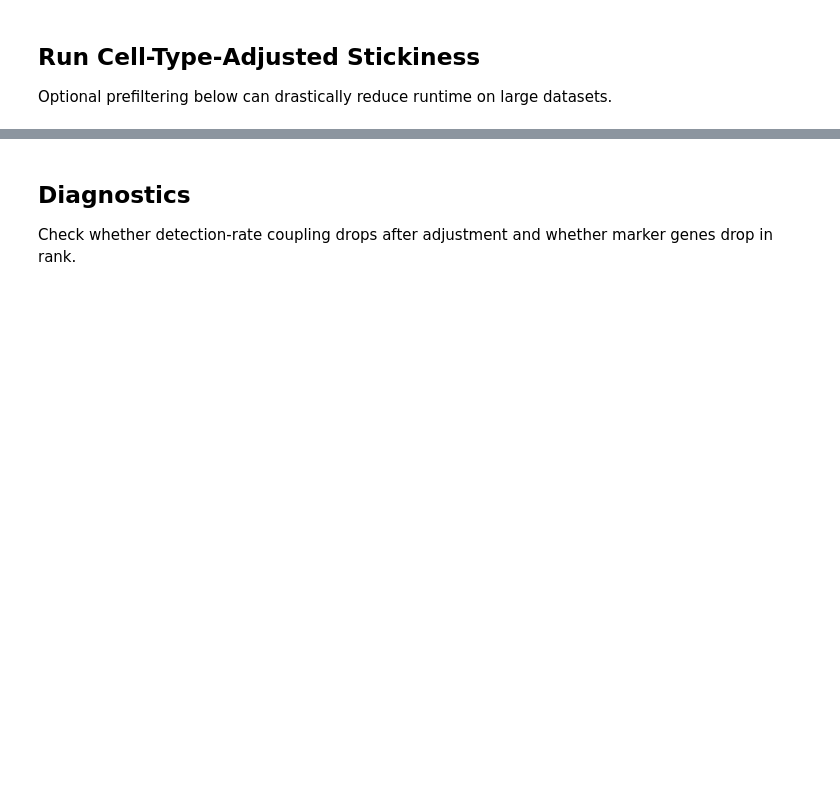
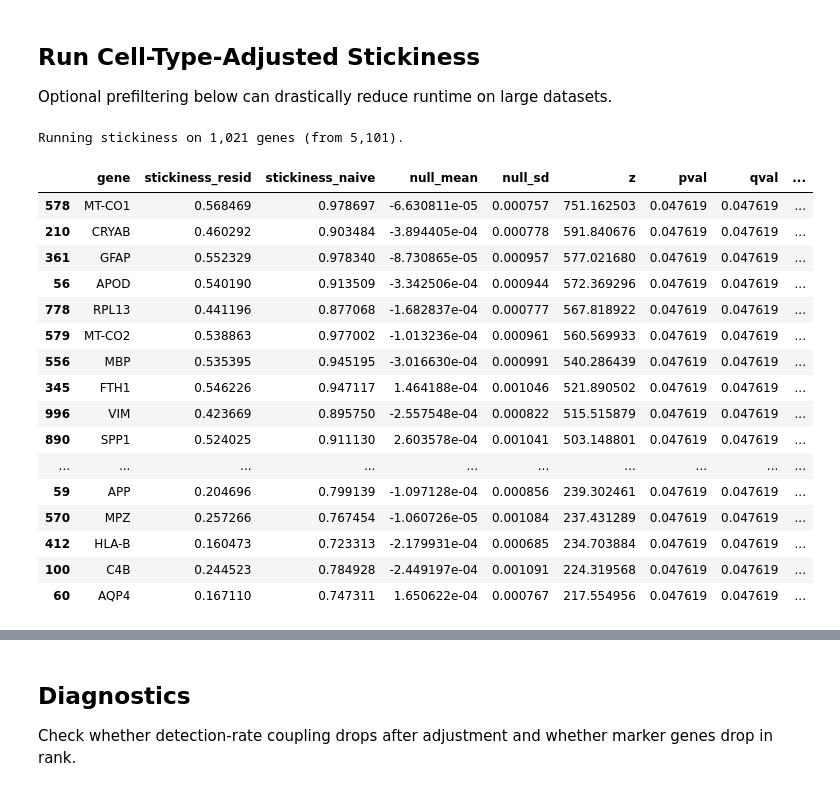
Before and after one commit to christoffermattssonlangseth/NeighborNorm, a Jupyter notebook: notebooks/spatial-sticky-gene-corrections.ipynb, the cells around one changed output, grey strips where cells are left out. Cells and saved outputs as stored; diff of their text form; code cells hidden in the pictures; blank space fills up the shorter version.

```diff
--- a/notebooks/spatial-sticky-gene-corrections.ipynb
+++ b/notebooks/spatial-sticky-gene-corrections.ipynb
@@ -116,21 +84,73 @@ print(f"Running stickiness on {adata_run.n_vars:,} genes (from {adata.n_vars:,})
+# %%
+USE_PREFILTER = True
+MIN_DETECTED_CELLS = 50
+MAX_DETECT_FRAC = 0.98
+N_TOP_HVG = 4000
+
+adata_run = adata
+if USE_PREFILTER:
+    mat = adata.layers["counts"] if "counts" in adata.layers else adata.X
+    detected = np.asarray((mat > 5).sum(axis=0)).ravel()
+    detect_frac = detected / max(1, adata.n_obs)
+
+    gene_mask = detected >= MIN_DETECTED_CELLS
+    if MAX_DETECT_FRAC is not None:
+        gene_mask &= detect_frac <= MAX_DETECT_FRAC
+
+    adata_pref = adata[:, gene_mask].copy()
+    layer_for_hvg = "counts" if "counts" in adata_pref.layers else None
+
+    if adata_pref.n_vars > N_TOP_HVG:
+        sc.pp.highly_variable_genes(
+            adata_pref,
+            layer=layer_for_hvg,
+            flavor="seurat_v3",
+            n_top_genes=min(N_TOP_HVG, adata_pref.n_vars),
+            inplace=True,
+        )
+        adata_run = adata_pref[:, adata_pref.var["highly_variable"].values].copy()
+    else:
+        adata_run = adata_pref
+
+print(f"Running stickiness on {adata_run.n_vars:,} genes (from {adata.n_vars:,}).")
+# %% [output]
+Running stickiness on 1,021 genes (from 5,101).
 # %%
 ctas_df = stickiness(
     adata_run,
     layer="counts" if "counts" in adata_run.layers else None,
     cell_type_key=CTAS_CELL_TYPE_KEY,
     total_counts_key="total_counts",
     connectivities_key=CTAS_CONN_KEY,
     key_added="stickiness",
-    n_perm=100,  # raise to 200+ for final results
+    n_perm=20,  # raise to 200+ for final results
     random_state=0,
     compute_within_cell_type=False,  # set True if you need withinCT_* columns
     min_cells_per_type=50,
     store_residuals=False,
     copy=False,
     show_progress=True,
 )
 
 ctas_df.sort_values("z", ascending=False).head(30)
+# %% [output]
+|  | gene | stickiness_resid | stickiness_naive | null_mean | null_sd | z | pval | qval | ... |
+| 578 | MT-CO1 | 0.568469 | 0.978697 | -6.630811e-05 | 0.000757 | 751.162503 | 0.047619 | 0.047619 | ... |
+| 210 | CRYAB | 0.460292 | 0.903484 | -3.894405e-04 | 0.000778 | 591.840676 | 0.047619 | 0.047619 | ... |
+| 361 | GFAP | 0.552329 | 0.978340 | -8.730865e-05 | 0.000957 | 577.021680 | 0.047619 | 0.047619 | ... |
+| 56 | APOD | 0.540190 | 0.913509 | -3.342506e-04 | 0.000944 | 572.369296 | 0.047619 | 0.047619 | ... |
+| 778 | RPL13 | 0.441196 | 0.877068 | -1.682837e-04 | 0.000777 | 567.818922 | 0.047619 | 0.047619 | ... |
+| 579 | MT-CO2 | 0.538863 | 0.977002 | -1.013236e-04 | 0.000961 | 560.569933 | 0.047619 | 0.047619 | ... |
+| 556 | MBP | 0.535395 | 0.945195 | -3.016630e-04 | 0.000991 | 540.286439 | 0.047619 | 0.047619 | ... |
+| 345 | FTH1 | 0.546226 | 0.947117 | 1.464188e-04 | 0.001046 | 521.890502 | 0.047619 | 0.047619 | ... |
+| 996 | VIM | 0.423669 | 0.895750 | -2.557548e-04 | 0.000822 | 515.515879 | 0.047619 | 0.047619 | ... |
+| 890 | SPP1 | 0.524025 | 0.911130 | 2.603578e-04 | 0.001041 | 503.148801 | 0.047619 | 0.047619 | ... |
+| ... | ... | ... | ... | ... | ... | ... | ... | ... | ... |
+| 59 | APP | 0.204696 | 0.799139 | -1.097128e-04 | 0.000856 | 239.302461 | 0.047619 | 0.047619 | ... |
+| 570 | MPZ | 0.257266 | 0.767454 | -1.060726e-05 | 0.001084 | 237.431289 | 0.047619 | 0.047619 | ... |
+| 412 | HLA-B | 0.160473 | 0.723313 | -2.179931e-04 | 0.000685 | 234.703884 | 0.047619 | 0.047619 | ... |
+| 100 | C4B | 0.244523 | 0.784928 | -2.449197e-04 | 0.001091 | 224.319568 | 0.047619 | 0.047619 | ... |
+| 60 | AQP4 | 0.167110 | 0.747311 | 1.650622e-04 | 0.000767 | 217.554956 | 0.047619 | 0.047619 | ... |
 # %%
 print("Stored in adata_run.varm keys:", list(adata_run.varm.keys()))
 print("Stored in adata_run.uns keys:", [k for k in adata_run.uns.keys() if k.startswith("stickiness")])
```
Also changed, not shown: parts of 5 cells of this notebook.
